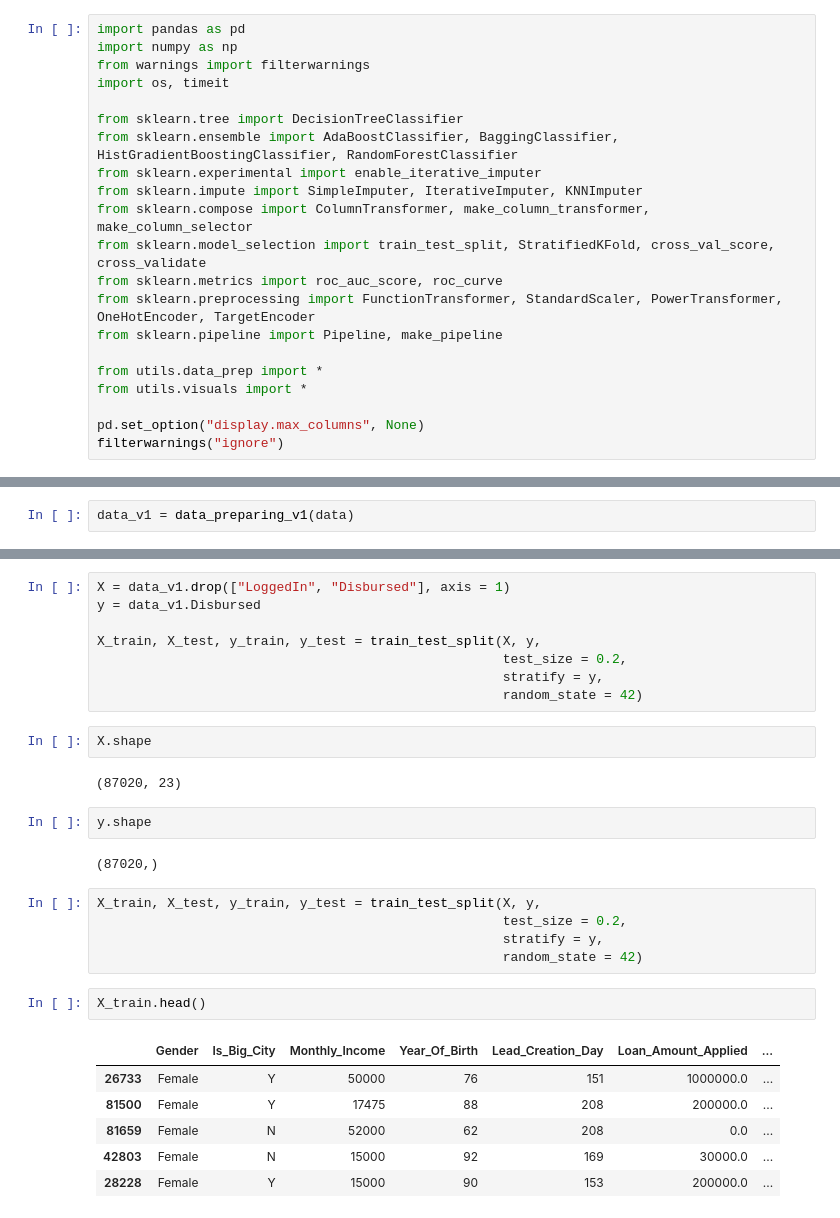
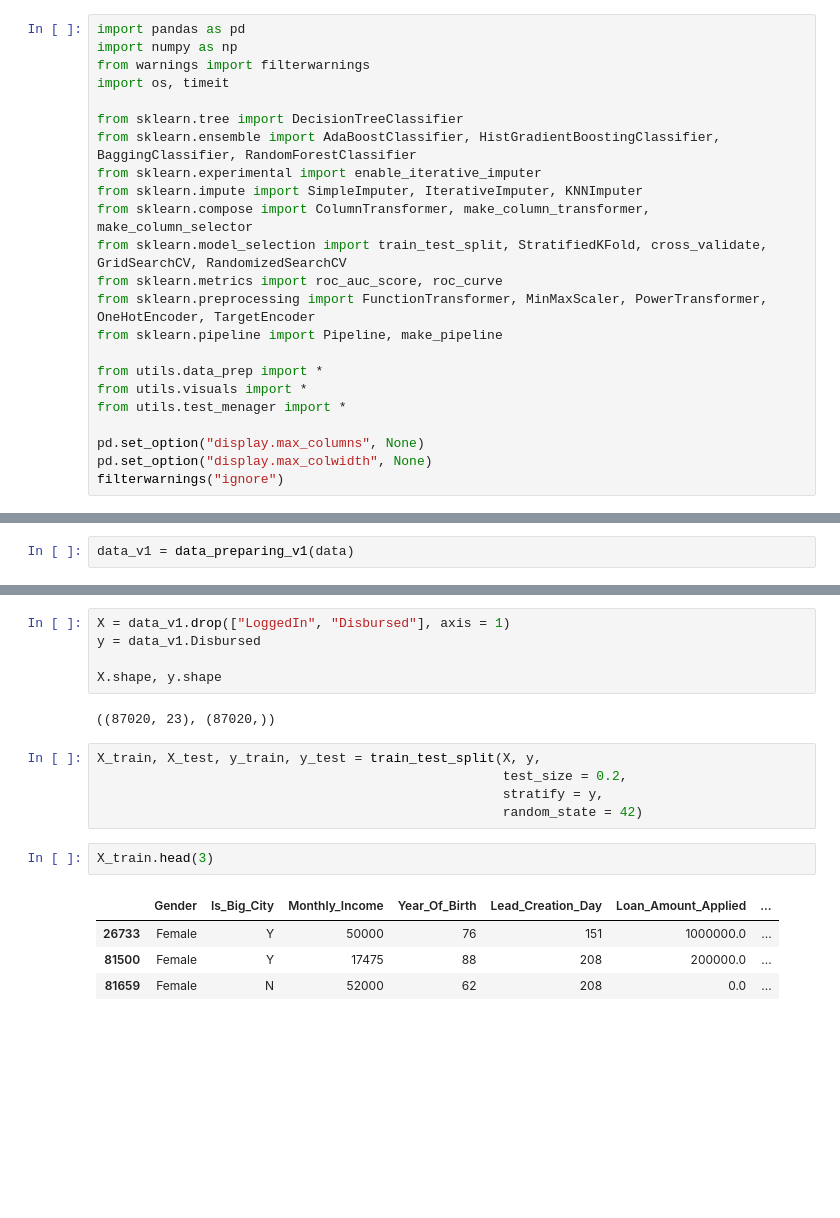
Before and after one commit to k-katarzyna/Lead_Conversion_Probability, a Jupyter notebook: Happy_Customer_Bank/Project_main.ipynb, the cells around one changed output, grey strips where cells are left out. Saved outputs shown, nothing was run; the diff lists cells and outputs as text; blank space fills up the shorter version.

```diff
--- a/Happy_Customer_Bank/Project_main.ipynb
+++ b/Happy_Customer_Bank/Project_main.ipynb
@@ -5,19 +5,21 @@ from warnings import filterwarnings
 import os, timeit
 
 from sklearn.tree import DecisionTreeClassifier
-from sklearn.ensemble import AdaBoostClassifier, BaggingClassifier, HistGradientBoostingClassifier, RandomForestClassifier
+from sklearn.ensemble import AdaBoostClassifier, HistGradientBoostingClassifier, BaggingClassifier, RandomForestClassifier
 from sklearn.experimental import enable_iterative_imputer
 from sklearn.impute import SimpleImputer, IterativeImputer, KNNImputer
 from sklearn.compose import ColumnTransformer, make_column_transformer, make_column_selector
-from sklearn.model_selection import train_test_split, StratifiedKFold, cross_val_score, cross_validate
+from sklearn.model_selection import train_test_split, StratifiedKFold, cross_validate, GridSearchCV, RandomizedSearchCV
 from sklearn.metrics import roc_auc_score, roc_curve
-from sklearn.preprocessing import FunctionTransformer, StandardScaler, PowerTransformer, OneHotEncoder, TargetEncoder
+from sklearn.preprocessing import FunctionTransformer, MinMaxScaler, PowerTransformer, OneHotEncoder, TargetEncoder
 from sklearn.pipeline import Pipeline, make_pipeline
 
 from utils.data_prep import *
 from utils.visuals import *
+from utils.test_menager import *
 
 pd.set_option("display.max_columns", None)
+pd.set_option("display.max_colwidth", None)
 filterwarnings("ignore")
 # %%
 file_path = os.path.join("data", "Train_nyOWmfK.csv")
@@ -154,29 +156,18 @@ data_v1.head()
 X = data_v1.drop(["LoggedIn", "Disbursed"], axis = 1)
 y = data_v1.Disbursed
 
-X_train, X_test, y_train, y_test = train_test_split(X, y,
-                                                    test_size = 0.2,
-                                                    stratify = y,
-                                                    random_state = 42)
+X.shape, y.shape
+# %% [output]
+((87020, 23), (87020,))
-# %%
-X.shape
-# %% [output]
-(87020, 23)
-# %%
-y.shape
-# %% [output]
-(87020,)
 # %%
 X_train, X_test, y_train, y_test = train_test_split(X, y,
                                                     test_size = 0.2,
                                                     stratify = y,
                                                     random_state = 42)
 # %%
-X_train.head()
+X_train.head(3)
 # %% [output]
 |  | Gender | Is_Big_City | Monthly_Income | Year_Of_Birth | Lead_Creation_Day | Loan_Amount_Applied | ... |
 | 26733 | Female | Y | 50000 | 76 | 151 | 1000000.0 | ... |
 | 81500 | Female | Y | 17475 | 88 | 208 | 200000.0 | ... |
 | 81659 | Female | N | 52000 | 62 | 208 | 0.0 | ... |
-| 42803 | Female | N | 15000 | 92 | 169 | 30000.0 | ... |
-| 28228 | Female | Y | 15000 | 90 | 153 | 200000.0 | ... |
```
Also changed, not shown: parts of 9 cells of this notebook, 2 other files.
